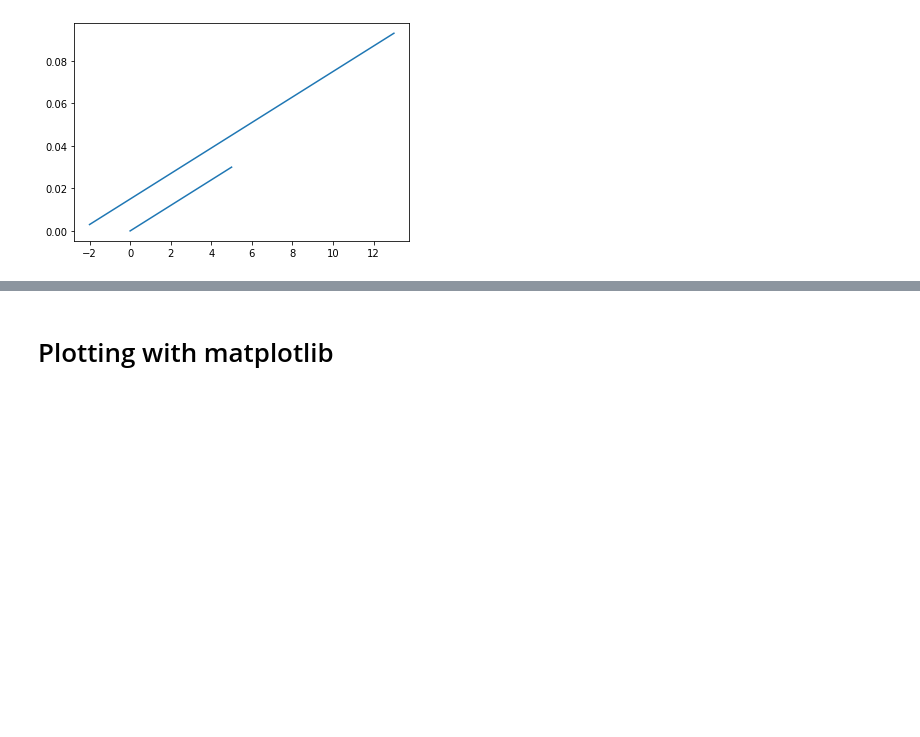
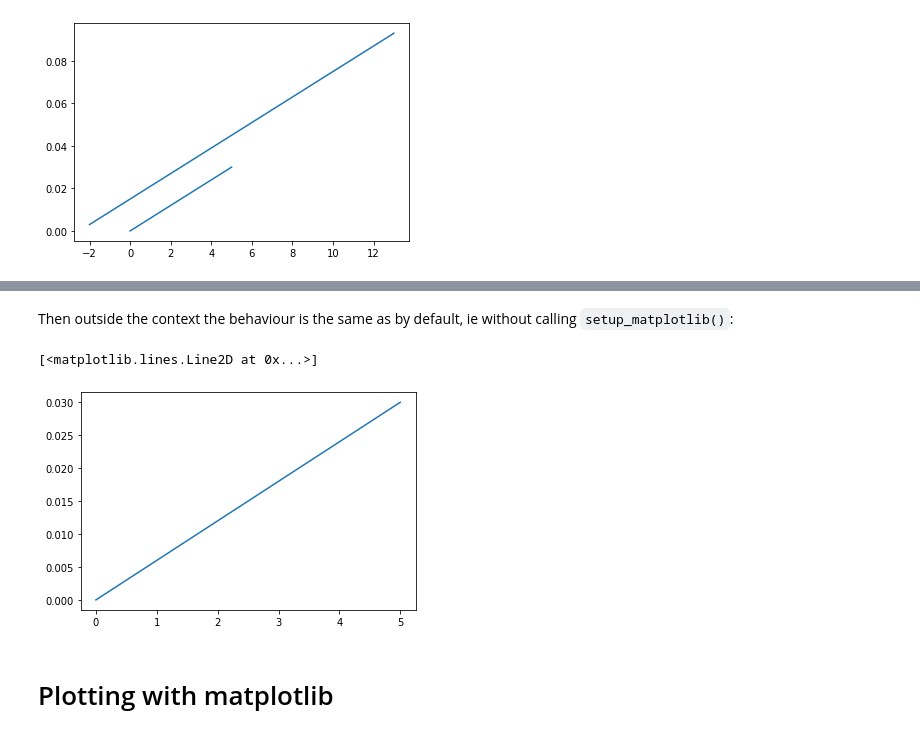
Before and after one commit to mocquin/physipy, a Jupyter notebook: docs/Plotting.ipynb, the cells around one changed output, grey strips where cells are left out. Drawn from its saved outputs; the diff is of its cells as text; code cells hidden in the pictures; blank space fills up the shorter version.

Commit message:
add example for context plotting in notebook

```diff
--- a/docs/Plotting.ipynb
+++ b/docs/Plotting.ipynb
@@ -44,3 +61,14 @@ ax.plot(3*x-2*s, 3*y+3*mm)
+# %% [markdown]
+Then outside the context the behaviour is the same as by default, ie without calling `setup_matplotlib()`:
+# %%
+y = np.linspace(0, 30) * mm
+x = np.linspace(0, 5) * s
+
+fig, ax = plt.subplots()
+ax.plot(x, y, 'tab:blue')
+# %% [output]
+[<matplotlib.lines.Line2D at 0x...>]
+[figure, added]
 # %% [markdown]
 # Plotting with matplotlib
 # %% [markdown]
```
Also changed, not shown: parts of 4 cells of this notebook.
